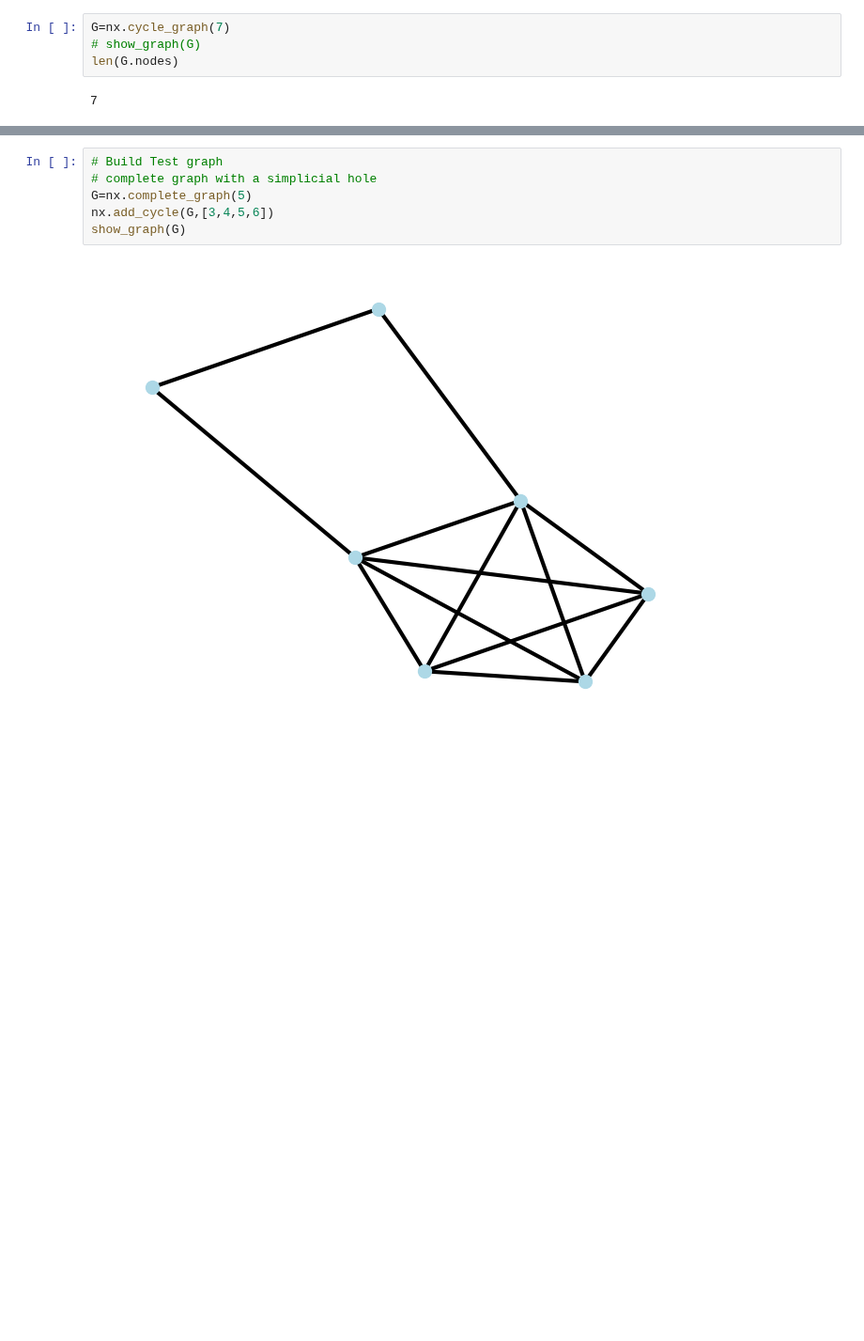
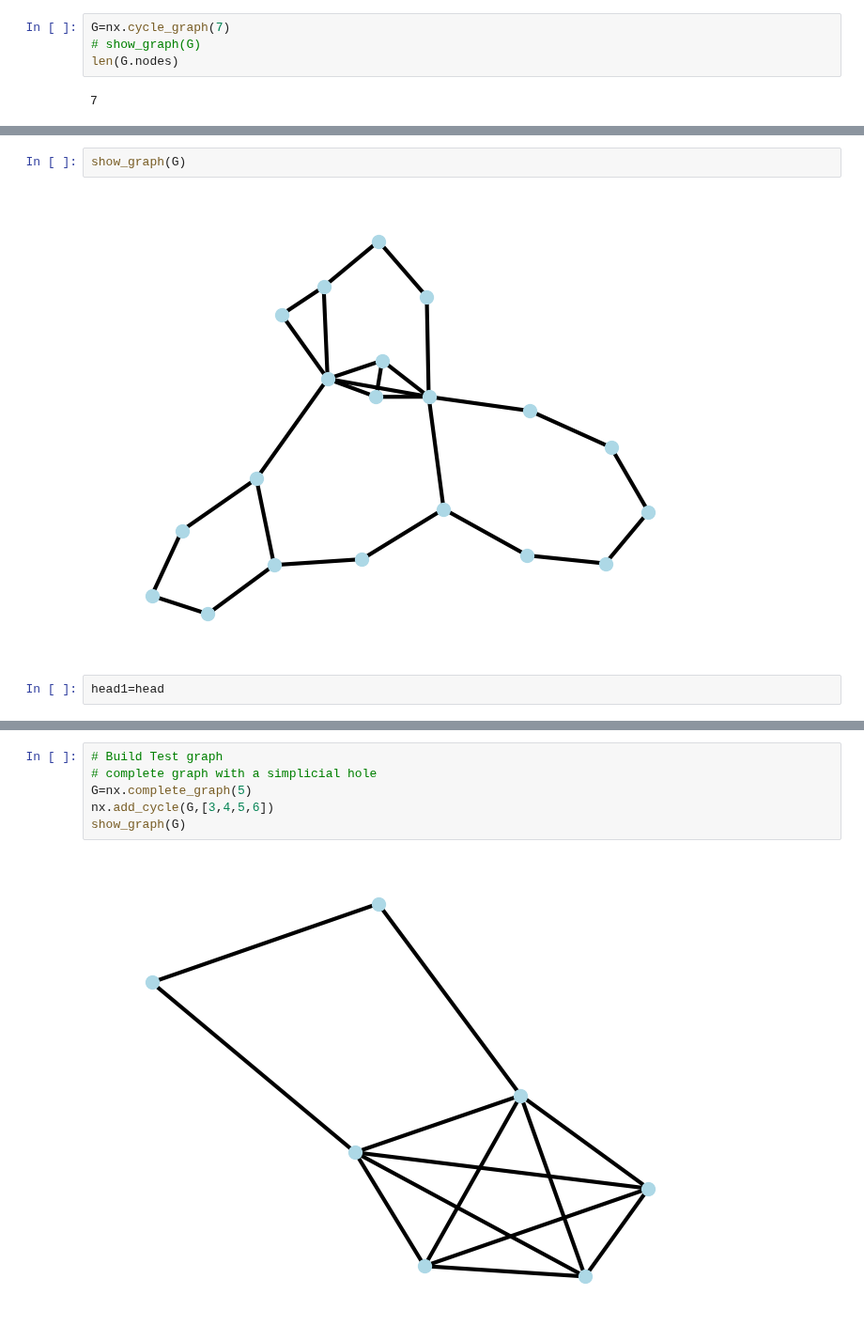
Before and after one commit to vonals/code, a Jupyter notebook: graphx.ipynb, the cells around one changed output, grey strips where cells are left out. Shown at 94% size. Drawn from its saved outputs; the diff is of its cells as text; blank space fills up the shorter version.

```diff
--- a/graphx.ipynb
+++ b/graphx.ipynb
@@ -498,0 +508,6 @@ def us_graph_tree(G):
+# %%
+show_graph(G)
+# %% [output]
+[figure, added]
+# %%
+head1=head
```
Also changed, not shown: parts of 14 cells of this notebook.
